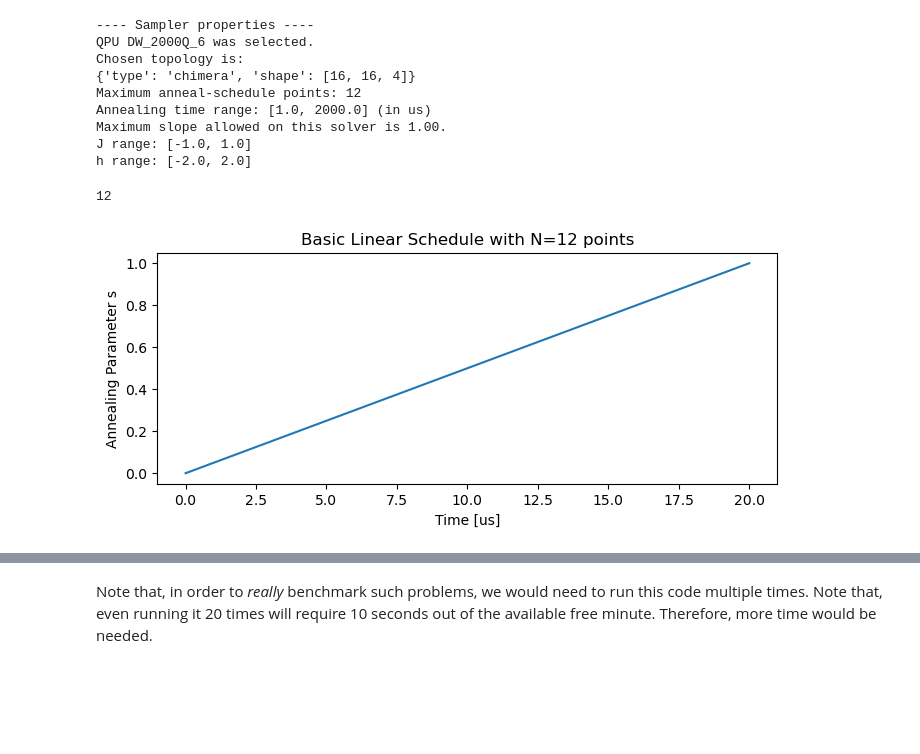
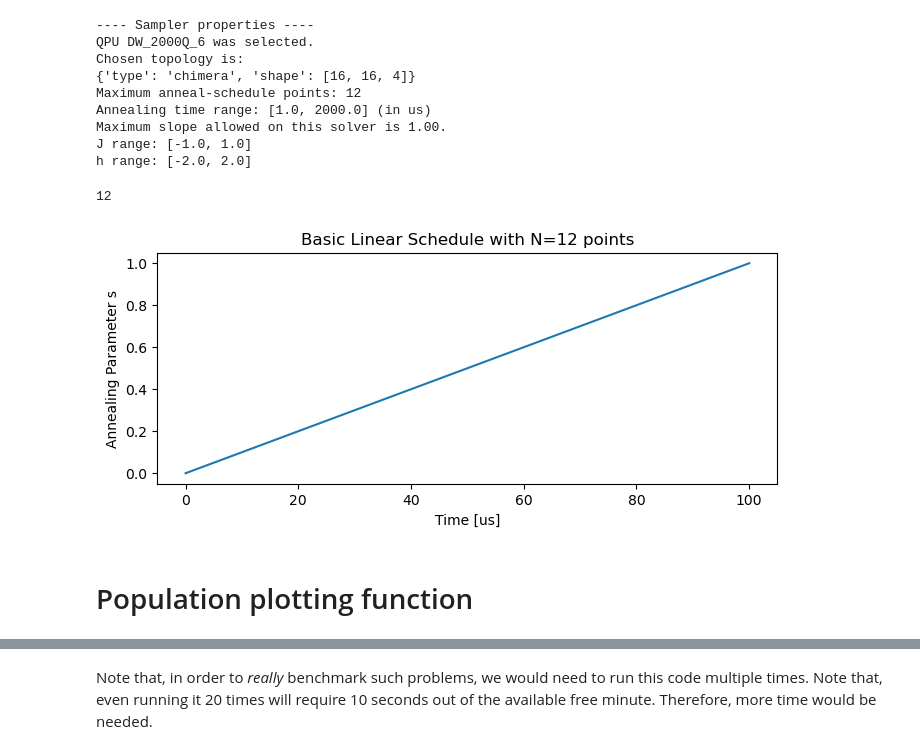
Before and after one commit to vdrouint/genetic-algos, a Jupyter notebook: genetic_adiabatic_dwave.ipynb, the cells around one changed output, grey strips where cells are left out. Cells and saved outputs as stored; diff of their text form; code cells hidden in the pictures; blank space fills up the shorter version.

```diff
--- a/genetic_adiabatic_dwave.ipynb
+++ b/genetic_adiabatic_dwave.ipynb
@@ -53,24 +57,26 @@ J range: [-1.0, 1.0]
 h range: [-2.0, 2.0]
 # %%
 #basic linear anneal schedule (no pause)
-max_time = 20
-npt = 10
+max_time = 100
+npt = 10 #no. of points is npt+2
 #basic_schedule = [[0.0, 0.0], [100, 1.0]]
 basic_schedule = []
 basic_schedule.append([0.0, 0.0])
 for j in range(1,npt+1):
     basic_schedule.append([max_time*(j/(npt+1)),1*(j/(npt+1))])
 basic_schedule.append([max_time, 1.0])
 print(len(basic_schedule))
 
 #plot it
 plt.figure(figsize=(8, 3))
 ax = plt.gca()
 ax.set_title("Basic Linear Schedule with N={} points".format(npt+2))
 ax.plot([basic_schedule[i][0] for i in range(len(basic_schedule))], [basic_schedule[i][1] for i in range(len(basic_schedule))])
 plt.xlabel('Time [us]')
 plt.ylabel('Annealing Parameter s')
 plt.show()
 # %% [output]
 12
-[figure, old version]
+[figure, new version]
+# %% [markdown]
+# Population plotting function
```
Also changed, not shown: parts of 25 cells of this notebook, 2 other files.
